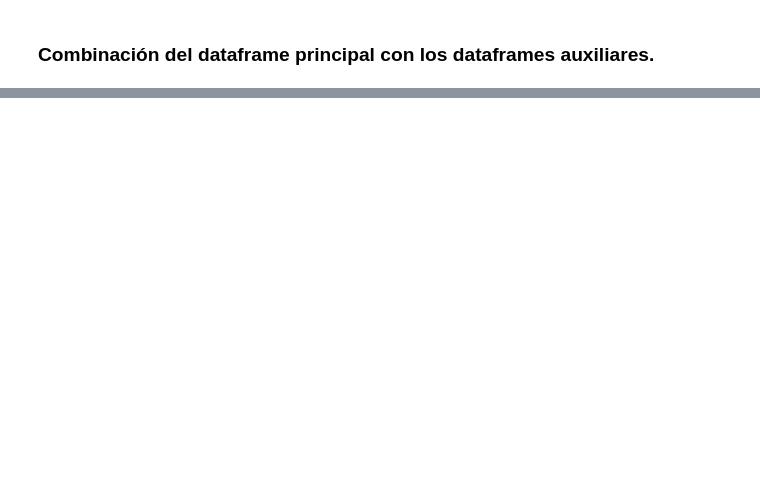
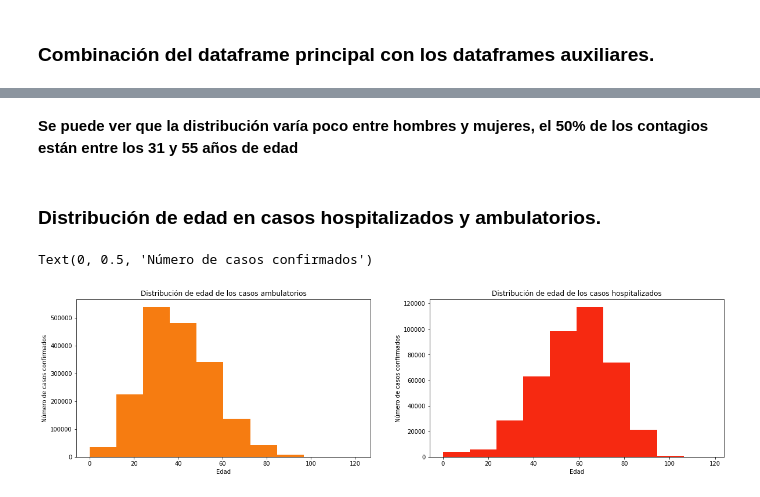
Before and after one commit to EduHdzVillasana/COVIDSTATSMX, a Jupyter notebook: Análisis y Modelado/COVID_MX.ipynb, the cells around one changed output, grey strips where cells are left out. Saved outputs shown, nothing was run; the diff lists cells and outputs as text; code cells hidden in the pictures; blank space fills up the shorter version.

```diff
--- a/Análisis y Modelado/COVID_MX.ipynb
+++ b/Análisis y Modelado/COVID_MX.ipynb
@@ -213,0 +354,20 @@ data_filtered[["DESCRIPCIÓN","SECTOR","ENTIDAD_UM"]].sample(5)
+# %% [markdown]
+**Se puede ver que la distribución varía poco entre hombres y mujeres, el 50% de los contagios están entre los 31 y 55 años de edad**
+# %% [markdown]
+### Distribución de edad en casos hospitalizados y ambulatorios.
+# %%
+fig, axs = plt.subplots(ncols=2,nrows=1)
+fig.set_size_inches(20,5)
+
+axs[0].hist(data_filtered["EDAD"][data_filtered["HOSPITALIZADO"] == 0], color="#F67C11")
+axs[0].set_title("Distribución de edad de los casos ambulatorios")
+axs[0].set_xlabel("Edad")
+axs[0].set_ylabel("Número de casos confirmados")
+
+axs[1].hist(data_filtered["EDAD"][data_filtered["HOSPITALIZADO"] == 1], color="#F62911")
+axs[1].set_title("Distribución de edad de los casos hospitalizados")
+axs[1].set_xlabel("Edad")
+axs[1].set_ylabel("Número de casos confirmados")
+# %% [output]
+Text(0, 0.5, 'Número de casos confirmados')
+[figure, added]
```
Also changed, not shown: parts of 39 cells of this notebook.
